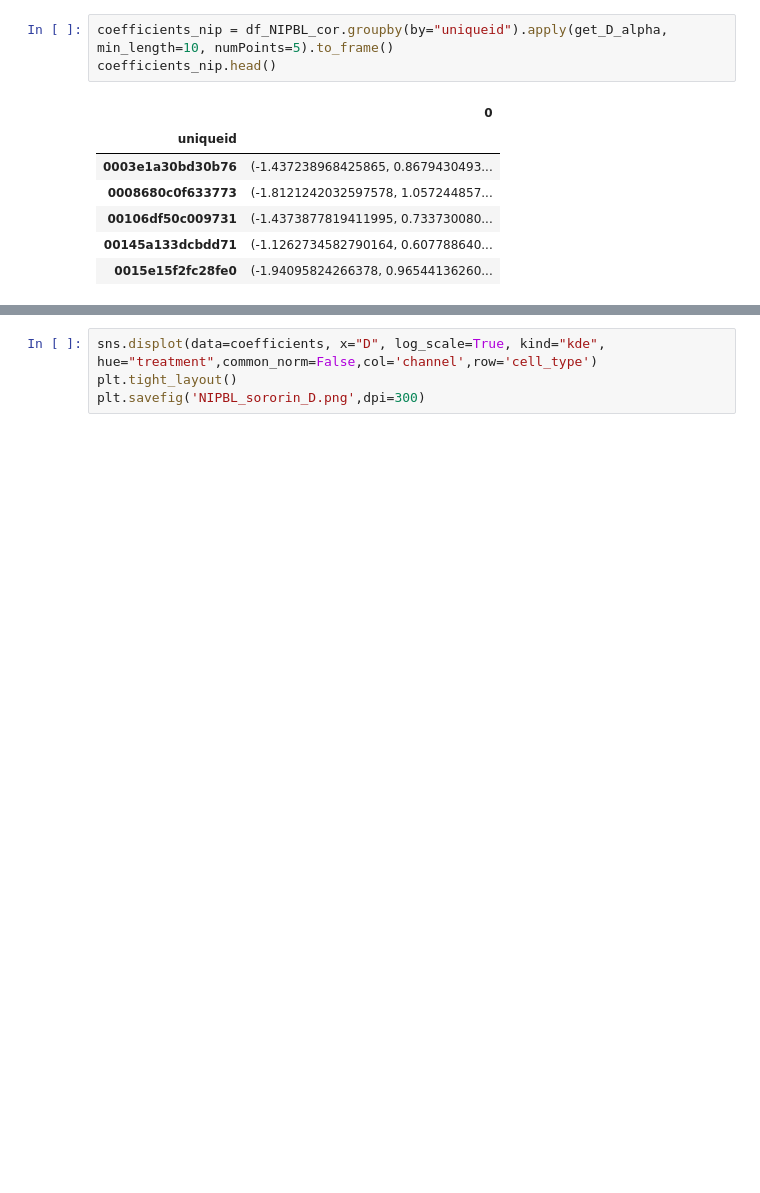
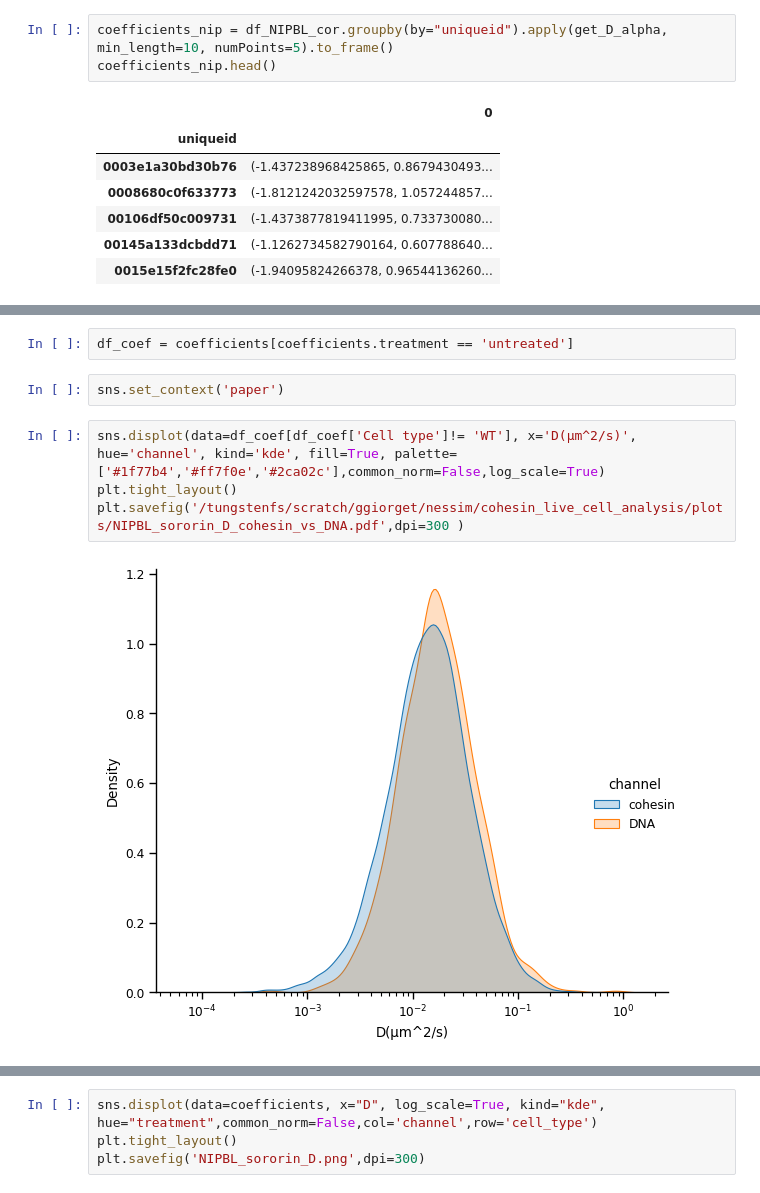
Before and after one commit to fmi-basel/ggiorget-spt-analysis, a Jupyter notebook: analyze_results.ipynb, the cells around one changed output, grey strips where cells are left out. Saved outputs shown, nothing was run; the diff lists cells and outputs as text; blank space fills up the shorter version.

Commit message:
update analysis notebooks

```diff
--- a/analyze_results.ipynb
+++ b/analyze_results.ipynb
@@ -256,0 +307,10 @@ coefficients = pd.concat([coefficients_sor,coefficients_nip])
+# %%
+df_coef = coefficients[coefficients.treatment == 'untreated']
+# %%
+sns.set_context('paper')
+# %%
+sns.displot(data=df_coef[df_coef['Cell type']!= 'WT'], x='D(µm^2/s)', hue='channel', kind='kde', fill=True, palette=['#1f77b4','#ff7f0e','#2ca02c'],common_norm=False,log_scale=True)
+plt.tight_layout()
+plt.savefig('/tungstenfs/scratch/ggiorget/nessim/cohesin_live_cell_analysis/plots/NIPBL_sororin_D_cohesin_vs_DNA.pdf',dpi=300 )
+# %% [output]
+[figure, added]
```
Also changed, not shown: parts of 56 cells of this notebook, 1 other file.
